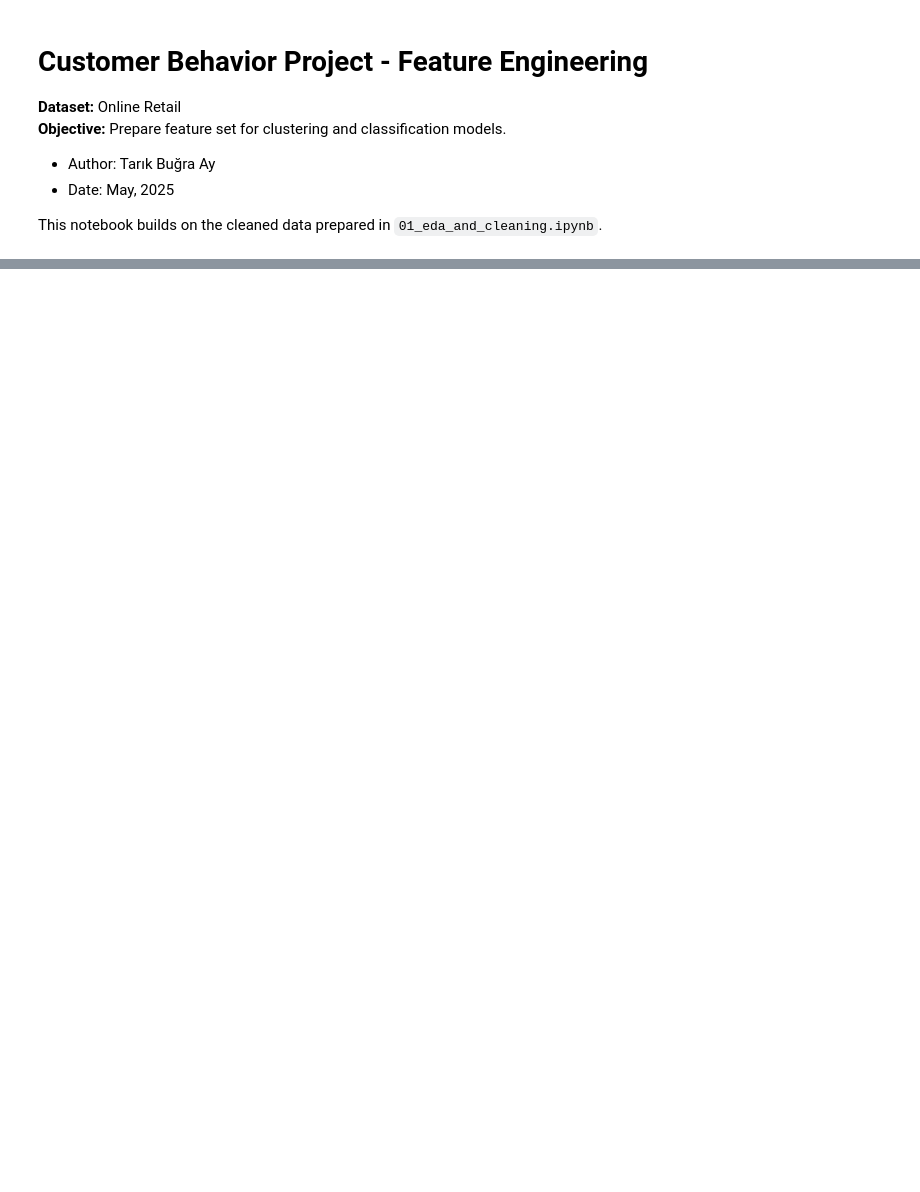
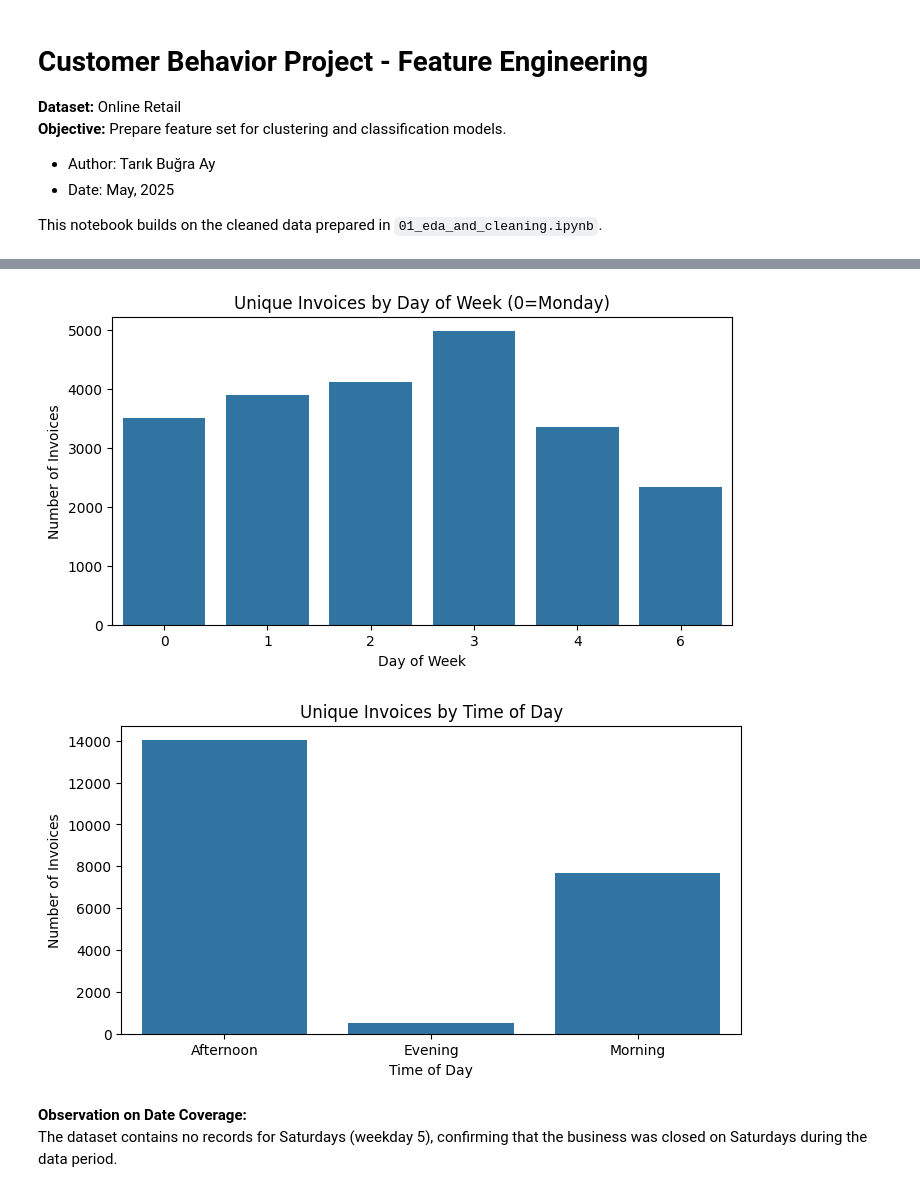
Before and after one commit to TarikBugraAy/customer-behavior-bi-project, a Jupyter notebook: notebooks/02_feature_engineering.ipynb, the cells around one changed output, grey strips where cells are left out. Saved outputs shown, nothing was run; the diff lists cells and outputs as text; code cells hidden in the pictures; blank space fills up the shorter version.

```diff
--- a/notebooks/02_feature_engineering.ipynb
+++ b/notebooks/02_feature_engineering.ipynb
@@ -24,18 +10,0 @@ Current Directory: c:\Users\Tarık Buğra Ay\Desktop\BI_PROJECT
-# %%
-# Imports
-import pandas as pd
-import numpy as np
-import matplotlib.pyplot as plt
-import seaborn as sns
-
-# Settings
-sns.set_theme(style='whitegrid')
-pd.set_option('display.float_format', lambda x: '%.2f' % x)
-
-# Load cleaned data
-df_clean = pd.read_csv('outputs/cleaned_transactions.csv')
-customer_summary = pd.read_csv('outputs/customer_summary.csv')
-
-# Check shapes
-print(f"Transactions shape: {df_clean.shape}")
-print(f"Customer summary shape: {customer_summary.shape}")
@@ -53,0 +53,49 @@ We'll use the cleaned transactions data (`df_clean`) to compute this.
+# %%
+# time-based columns
+df_clean['Date'] = df_clean['InvoiceDate'].dt.date
+df_clean['Time'] = df_clean['InvoiceDate'].dt.time
+df_clean['DayOfWeek'] = df_clean['InvoiceDate'].dt.dayofweek  # 0 = Monday
+df_clean['IsWeekend'] = df_clean['DayOfWeek'] >= 5
+
+def get_time_of_day(hour):
+    if 6 <= hour < 12:
+        return 'Morning'
+    elif 12 <= hour < 18:
+        return 'Afternoon'
+    elif 18 <= hour < 24:
+        return 'Evening'
+    else:
+        return 'Night'
+
+df_clean['TimeOfDay'] = df_clean['InvoiceDate'].dt.hour.apply(get_time_of_day)
+
+# transaction counts by day of week
+day_counts = df_clean.groupby('DayOfWeek')['InvoiceNo'].nunique()
+print("Unique invoices by Day of Week:")
+print(day_counts)
+
+#  transaction counts by time of day
+time_counts = df_clean.groupby('TimeOfDay')['InvoiceNo'].nunique()
+print("\nUnique invoices by Time of Day:")
+print(time_counts)
+
+# Plot distributions
+import seaborn as sns
+import matplotlib.pyplot as plt
+
+# Day of Week plot
+plt.figure(figsize=(8,4))
+sns.barplot(x=day_counts.index, y=day_counts.values)
+plt.title('Unique Invoices by Day of Week (0=Monday)')
+plt.xlabel('Day of Week')
+plt.ylabel('Number of Invoices')
+plt.show()
+
+# Time of Day plot
+plt.figure(figsize=(8,4))
+sns.barplot(x=time_counts.index, y=time_counts.values)
+plt.title('Unique Invoices by Time of Day')
+plt.xlabel('Time of Day')
+plt.ylabel('Number of Invoices')
+plt.show()
+# %% [output]
@@ -53,0 +118,5 @@ We'll use the cleaned transactions data (`df_clean`) to compute this.
+[figure, added]
+[figure, added]
+# %% [markdown]
+**Observation on Date Coverage:**
+The dataset contains no records for Saturdays (weekday 5), confirming that the business was closed on Saturdays during the data period.
```
Also changed, not shown: parts of 21 cells of this notebook, 3 other files.
